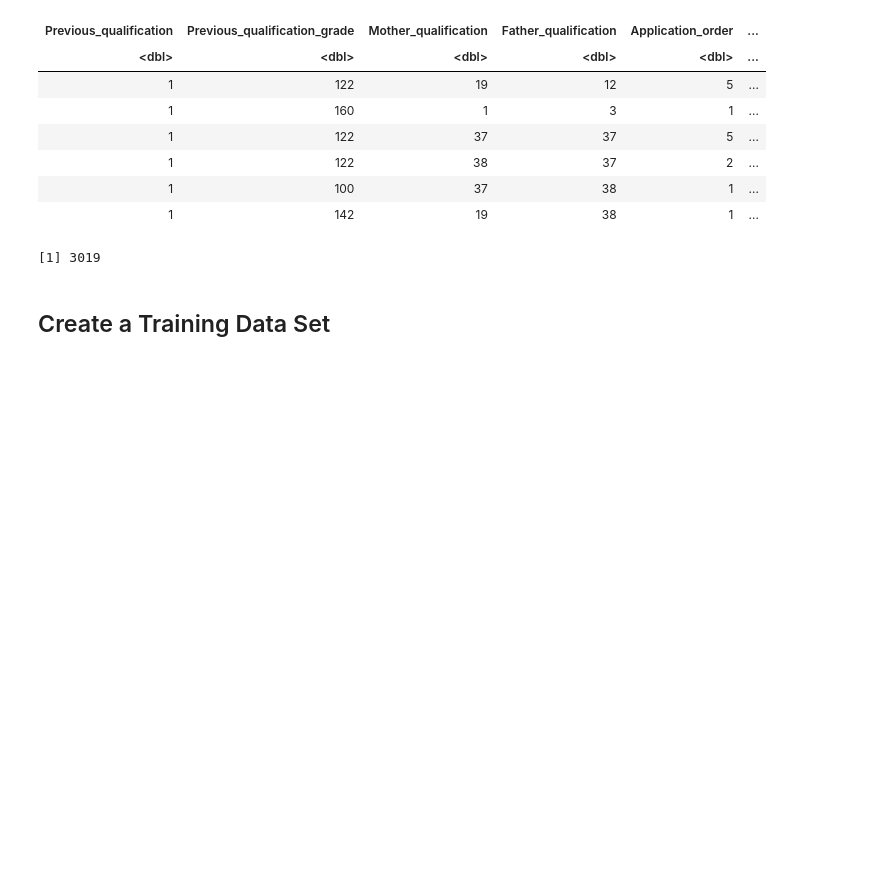
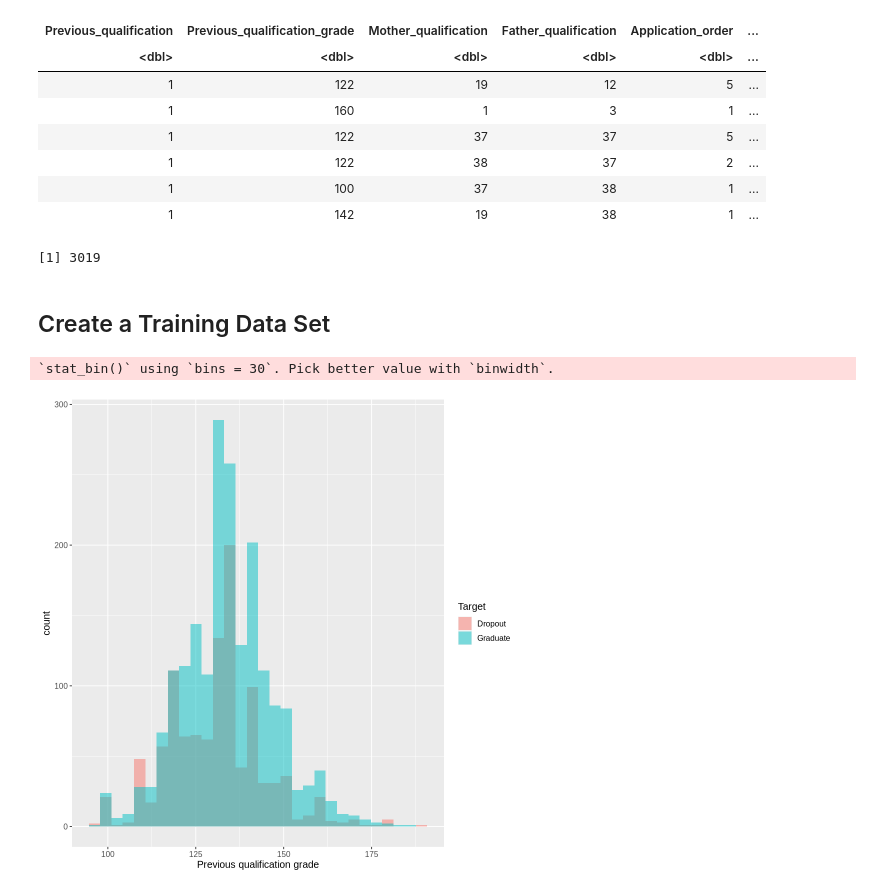
Before and after one commit to jternier/dsci_100_project, a Jupyter notebook: tidy_data/tidy_data.ipynb, the cells around one changed output. Saved outputs shown, nothing was run; the diff lists cells and outputs as text; code cells hidden in the pictures; blank space fills up the shorter version.

Commit message:
grade_plot

```diff
--- a/tidy_data/tidy_data.ipynb
+++ b/tidy_data/tidy_data.ipynb
@@ -90,3 +87,14 @@ A tibble: 6 × 6
 data_split <- initial_split(tidy_data, prop = 0.75, strata = Target) #Split the data into training and testing. 75% for training and 25% for testing. Because we are classifying target, use that as strata.
 dropout_training <- training(data_split) #name training and testing data sets
 dropout_testing <- testing(data_split)
+# %%
+options(repr.plot.width = 8, repr.plot.height = 8)
+grade_plot <- tidy_data |>
+  ggplot(aes(x = Previous_qualification_grade, fill = Target)) +
+  geom_histogram(alpha = 0.5, position = "identity") +
+  labs( x = "Previous qualification grade", fill = "Target") +
+  theme(text = element_text(size = 12))
+grade_plot
+# %% [output]
+`stat_bin()` using `bins = 30`. Pick better value with `binwidth`.
+[figure, added]
```
Also changed, not shown: parts of 1 cell of this notebook.
